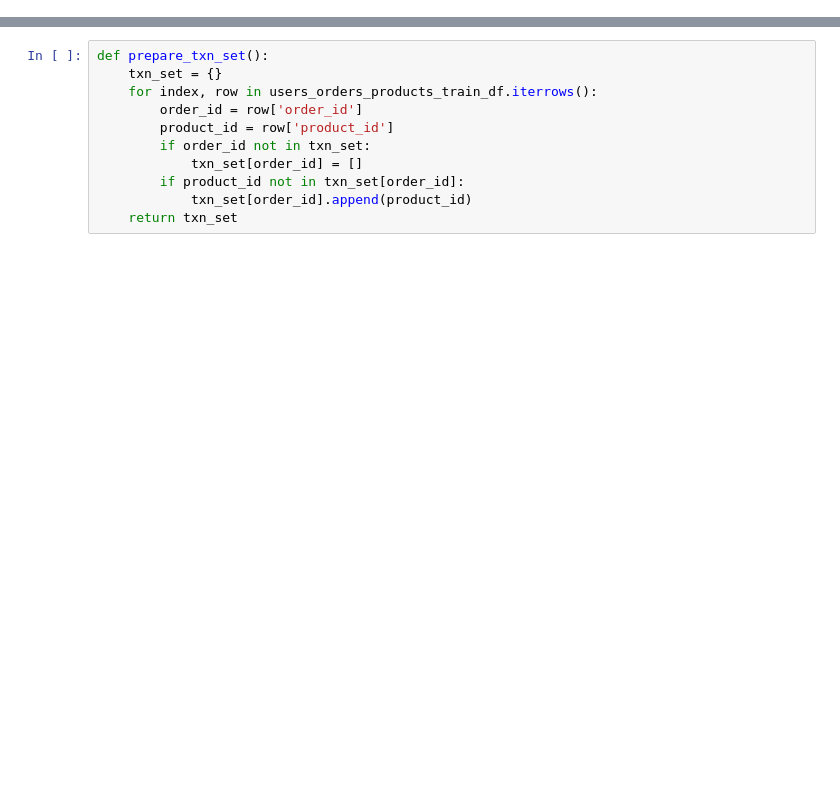
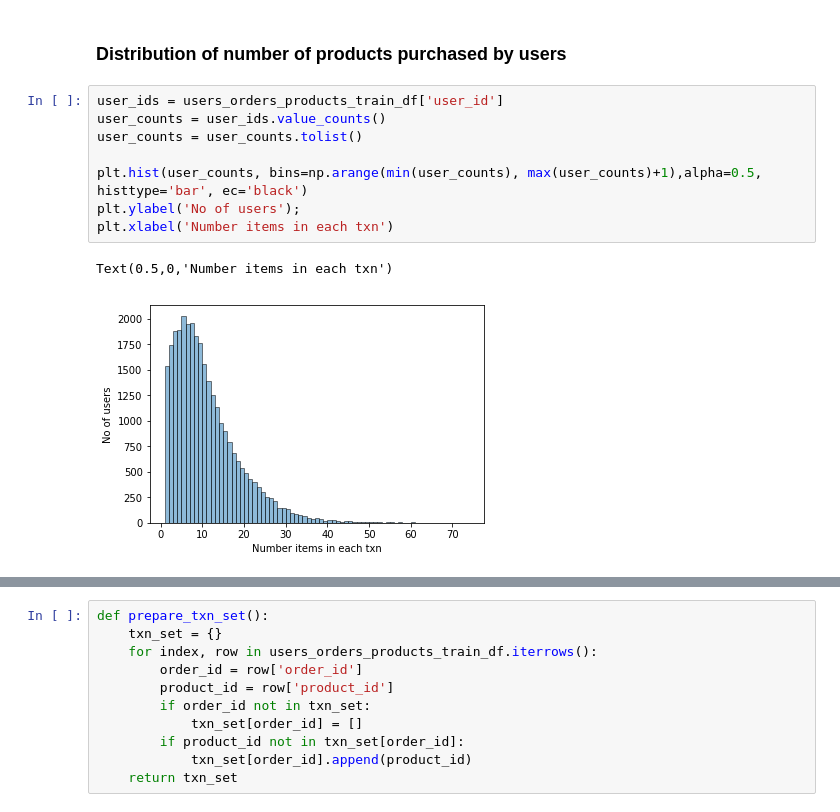
Before and after one commit to aswath80/Instakart-Reorder-prediction, a Jupyter notebook: Market_Basket_Analysis.ipynb, the cells around one changed output, grey strips where cells are left out. Saved outputs shown, nothing was run; the diff lists cells and outputs as text; blank space fills up the shorter version.

```diff
--- a/Market_Basket_Analysis.ipynb
+++ b/Market_Basket_Analysis.ipynb
@@ -39,0 +65,13 @@ users_orders_products_test_df = reduce(lambda l,r: pd.merge(l,r,on='order_id'),
+# %% [markdown]
+### Distribution of number of products purchased by users
+# %%
+user_ids = users_orders_products_train_df['user_id']
+user_counts = user_ids.value_counts()
+user_counts = user_counts.tolist()
+
+plt.hist(user_counts, bins=np.arange(min(user_counts), max(user_counts)+1),alpha=0.5, histtype='bar', ec='black')
+plt.ylabel('No of users');
+plt.xlabel('Number items in each txn')
+# %% [output]
+Text(0.5,0,'Number items in each txn')
+[figure, added]
```
Also changed, not shown: parts of 19 cells of this notebook, 4 other files.
